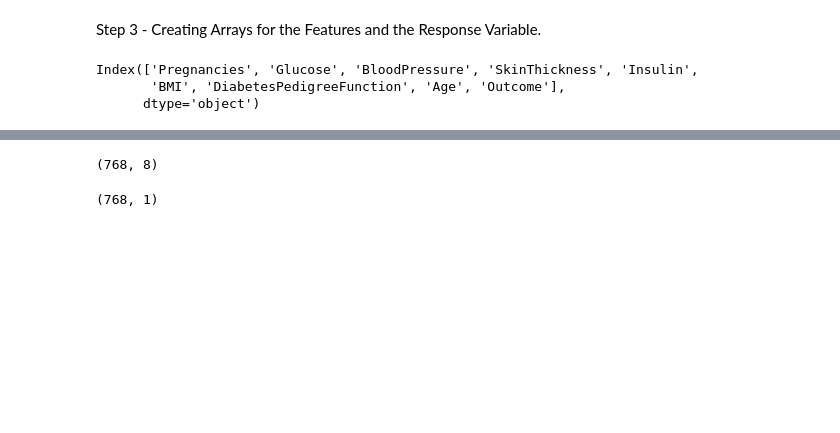
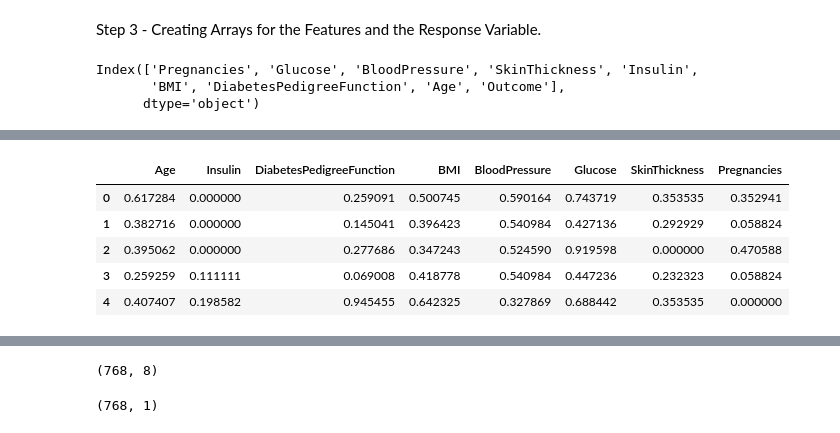
Before and after one commit to adalbertii/Modele---klasyfikacyjne, a Jupyter notebook: keras_classification_case.ipynb, the cells around one changed output, grey strips where cells are left out. Saved outputs shown, nothing was run; the diff lists cells and outputs as text; code cells hidden in the pictures; blank space fills up the shorter version.

```diff
--- a/keras_classification_case.ipynb
+++ b/keras_classification_case.ipynb
@@ -136,0 +123,9 @@ df.describe()
+# %%
+df[predictors].head()
+# %% [output]
+|  | Age | Insulin | DiabetesPedigreeFunction | BMI | BloodPressure | Glucose | SkinThickness | Pregnancies |
+| 0 | 0.617284 | 0.000000 | 0.259091 | 0.500745 | 0.590164 | 0.743719 | 0.353535 | 0.352941 |
+| 1 | 0.382716 | 0.000000 | 0.145041 | 0.396423 | 0.540984 | 0.427136 | 0.292929 | 0.058824 |
+| 2 | 0.395062 | 0.000000 | 0.277686 | 0.347243 | 0.524590 | 0.919598 | 0.000000 | 0.470588 |
+| 3 | 0.259259 | 0.111111 | 0.069008 | 0.418778 | 0.540984 | 0.447236 | 0.232323 | 0.058824 |
+| 4 | 0.407407 | 0.198582 | 0.945455 | 0.642325 | 0.327869 | 0.688442 | 0.353535 | 0.000000 |
```
Also changed, not shown: parts of 15 cells of this notebook.
